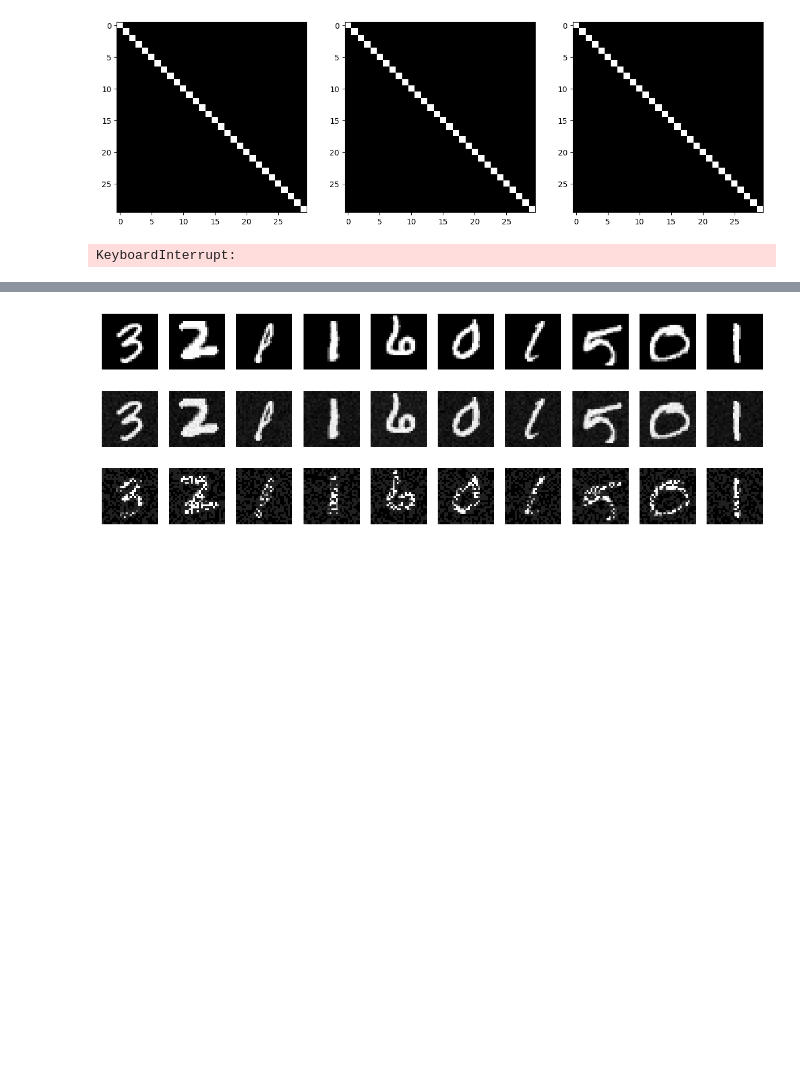
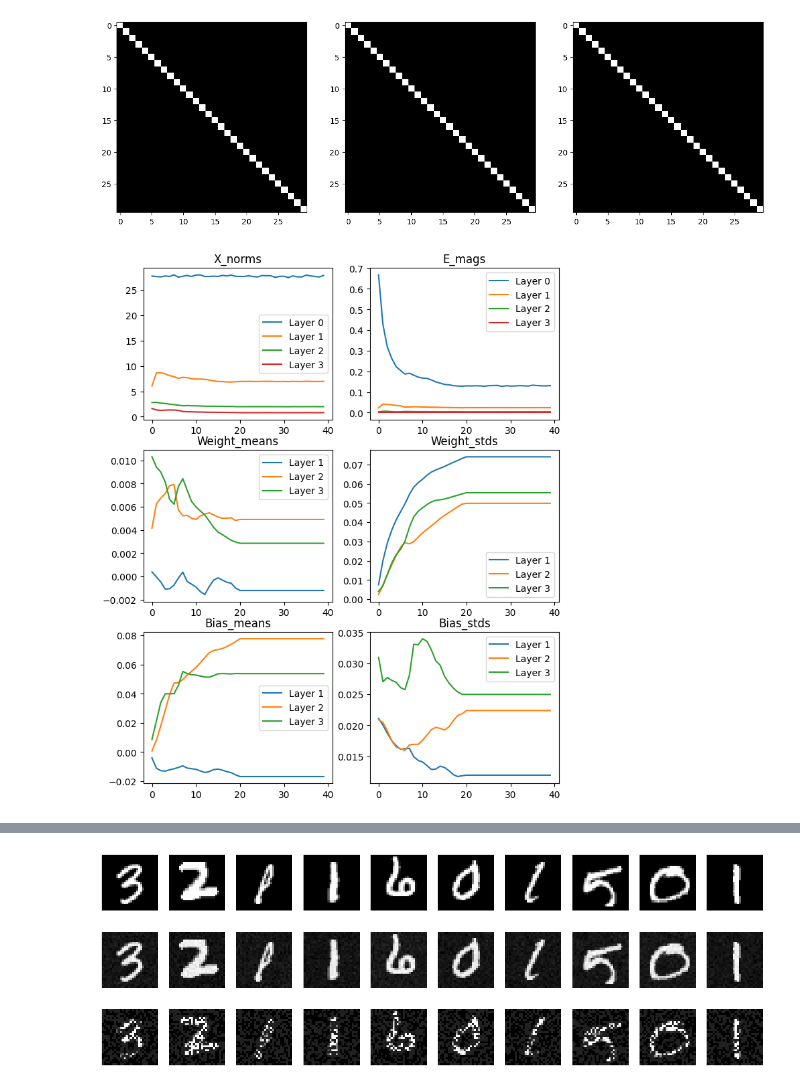
Before and after one commit to joeagriffith/pclib, a Jupyter notebook: examples/mnist/mnist_fc_ss_li.ipynb, the cells around one changed output, grey strips where cells are left out. Drawn from its saved outputs; the diff is of its cells as text; code cells hidden in the pictures; blank space fills up the shorter version.

```diff
--- a/examples/mnist/mnist_fc_ss_li.ipynb
+++ b/examples/mnist/mnist_fc_ss_li.ipynb
@@ -164,7 +164,7 @@ layer 3: abs_mean: 0.0083, mean: 0.0083, std: 0.0909, max: 1.0000, min: -0.0000
 LEARNING_RATE = 0.001
 NUM_EPOCHS = 20
 BATCH_SIZE = 1000
-REG_COEFF = 0.5
+REG_COEFF = 1.0
 
 step, stats = train(
     model,
@@ -173,34 +173,34 @@ step, stats = train(
     NUM_EPOCHS,
     pc_lr=LEARNING_RATE,
     batch_size=BATCH_SIZE,
     reg_coeff=REG_COEFF,
     step=step,
     stats=stats,
     device=device,
     pc_optim='AdamW',
     c_optim=None,
 )
 LEARNING_RATE = 0.0
 NUM_EPOCHS = 20
 step, stats = train(
     model,
     train_dataset,
     val_dataset,
     NUM_EPOCHS,
     pc_lr=LEARNING_RATE,
     c_lr=0.1,
     batch_size=BATCH_SIZE,
     reg_coeff=REG_COEFF,
     step=step,
     stats=stats,
     device=device,
     pc_optim='AdamW',
     c_optim='AdamW',
 )
 
 plot_stats(stats, model)
 # %% [output]
-KeyboardInterrupt:
+[figure, added]
 # %%
 # Check Winner takes all
 # is there an SDR?
```
Also changed, not shown: parts of 5 cells of this notebook, 2 other files.
